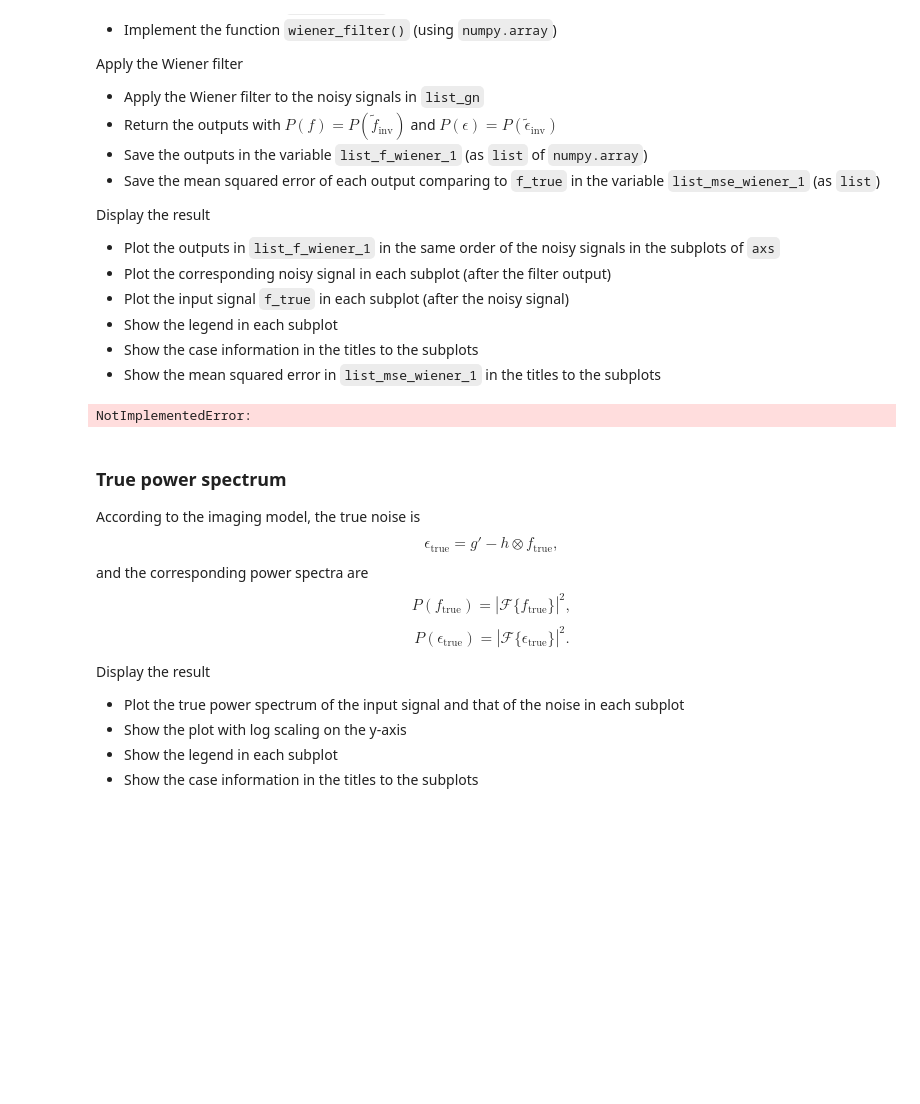
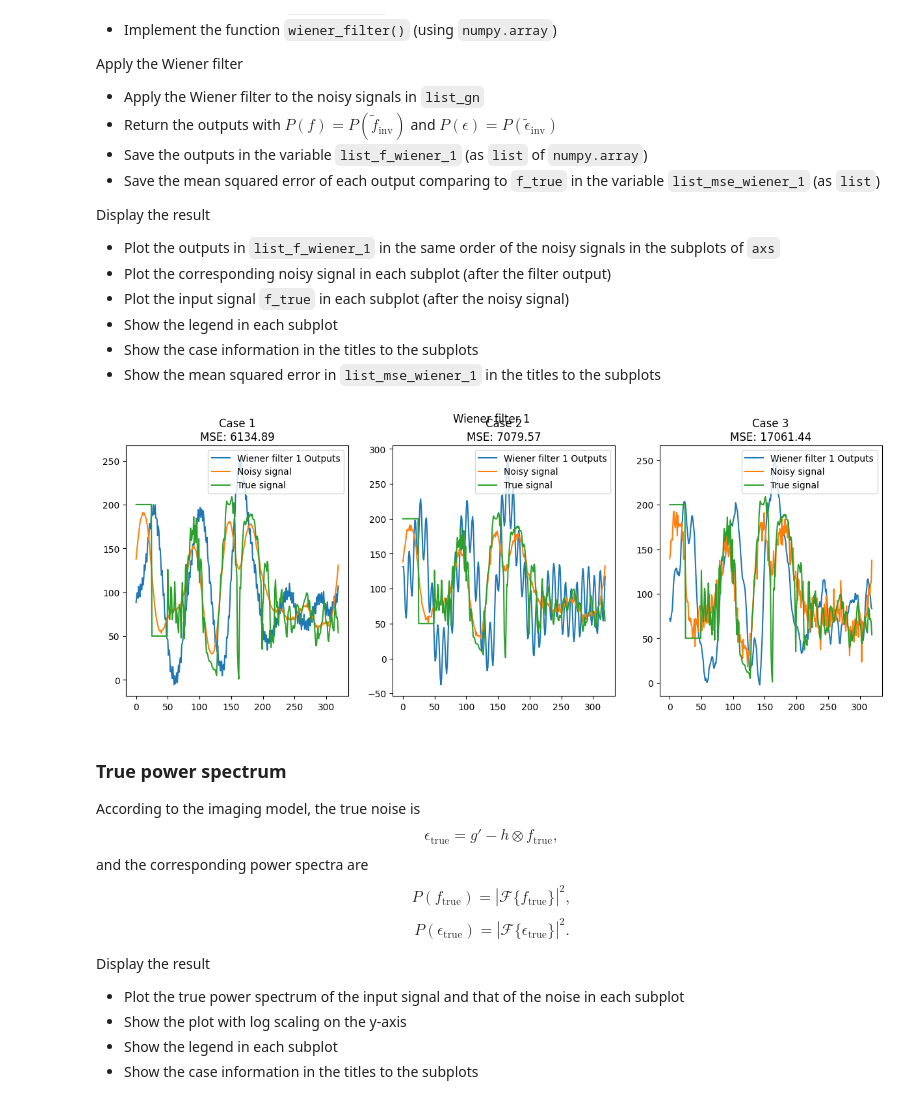
Before and after one commit to markorn-01/Inverse_problem_exercises, a Jupyter notebook: IP_Exercises_s03/IP_Exercises_s03.ipynb, the cells around one changed output. Saved outputs shown, nothing was run; the diff lists cells and outputs as text; code cells hidden in the pictures; blank space fills up the shorter version.

Commit message:
complete the wiener filter

```diff
--- a/IP_Exercises_s03/IP_Exercises_s03.ipynb
+++ b/IP_Exercises_s03/IP_Exercises_s03.ipynb
@@ -241,23 +241,30 @@ Display the result
 # %%
 def wiener_filter(kernel, signal, P_f, P_e):
     """Apply a wiener filer on the signal to deblur and denoise it.
 
     :param kernel: 1d kernel of the system
     :param signal: 1d blurred signal with noise
     :param P_f: power spectrum of the deblurred signal
     :param P_e: power spectrum of the noise
     :returns: Deblured and denoised signal
     """
-# YOUR CODE HERE
-raise NotImplementedError()
+    kernel_fft = fft_kernel(kernel, len(signal))
+    signal_fft = np.fft.fft(signal)
+    return np.fft.ifft((kernel_fft / ( kernel_fft**2 + (P_e / P_f))) * signal_fft).real
+
+list_f_wiener_1 = [wiener_filter(h_psf, gn, p_f, p_e) for gn, p_f, p_e in zip(list_gn, p_f_inv, p_e_inv)]
 
 fig, axs = plt.subplots(1, 3, figsize=(15, 5))
 fig.suptitle('Wiener filter 1')
 
-# YOUR CODE HERE
-raise NotImplementedError()
+for i, (f_wiener, gn, mse) in enumerate(zip(list_f_wiener_1, list_gn, list_mse_inv)):
+    axs[i].plot(f_wiener, label='Wiener filter 1 Outputs')
+    axs[i].plot(gn, label='Noisy signal')
+    axs[i].plot(f_true, label='True signal')
+    axs[i].set_title(f'Case {i+1}\nMSE: {mse:.2f}')
+    axs[i].legend()
 # %% [output]
-NotImplementedError:
+[figure, added]
 # %%
 # This cell contains hidden tests.
 # %%
```
Also changed, not shown: parts of 2 cells of this notebook.
